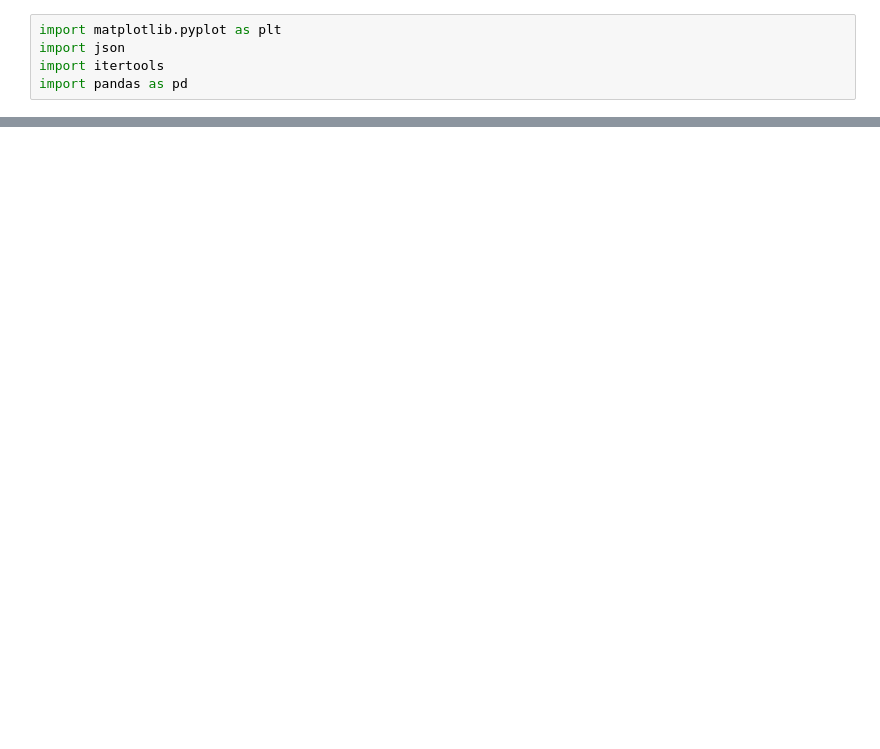
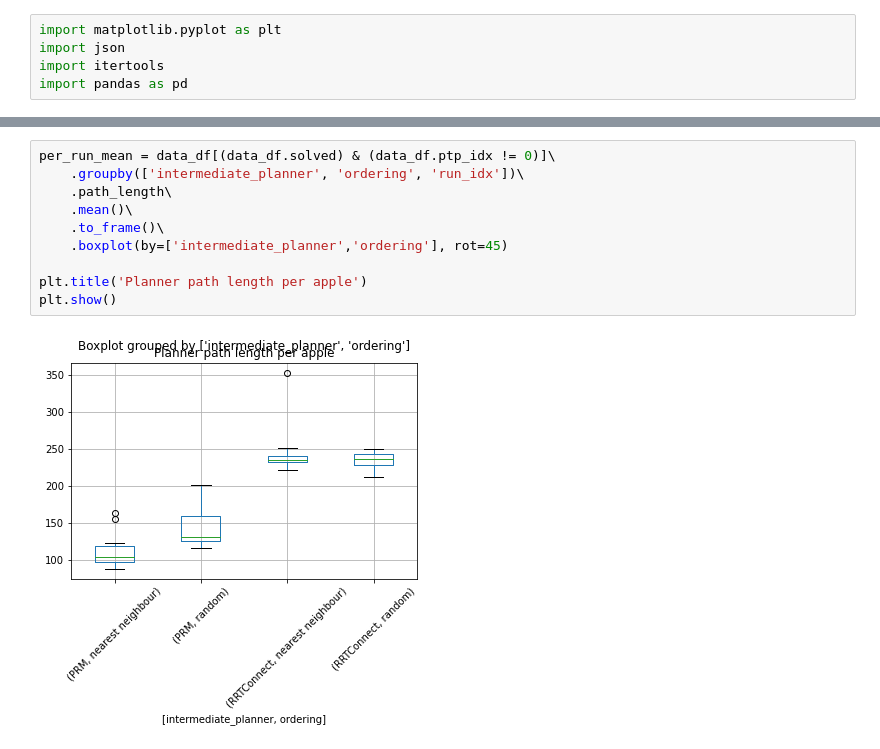
Before and after one commit to werner291/Multigoal-Orchard-Drone-Planning-Library, a Jupyter notebook: analysis/Performance Analysis.ipynb, the cells around one changed output, grey strips where cells are left out. Drawn from its saved outputs; the diff is of its cells as text; blank space fills up the shorter version.

```diff
--- a/analysis/Performance Analysis.ipynb
+++ b/analysis/Performance Analysis.ipynb
@@ -32,0 +33,12 @@ data_df.head()
+# %%
+per_run_mean = data_df[(data_df.solved) & (data_df.ptp_idx != 0)]\
+    .groupby(['intermediate_planner', 'ordering', 'run_idx'])\
+    .path_length\
+    .mean()\
+    .to_frame()\
+    .boxplot(by=['intermediate_planner','ordering'], rot=45)
+
+plt.title('Planner path length per apple')
+plt.show()
+# %% [output]
+[figure, added]
```
Also changed, not shown: parts of 6 cells of this notebook, 1 other file.
